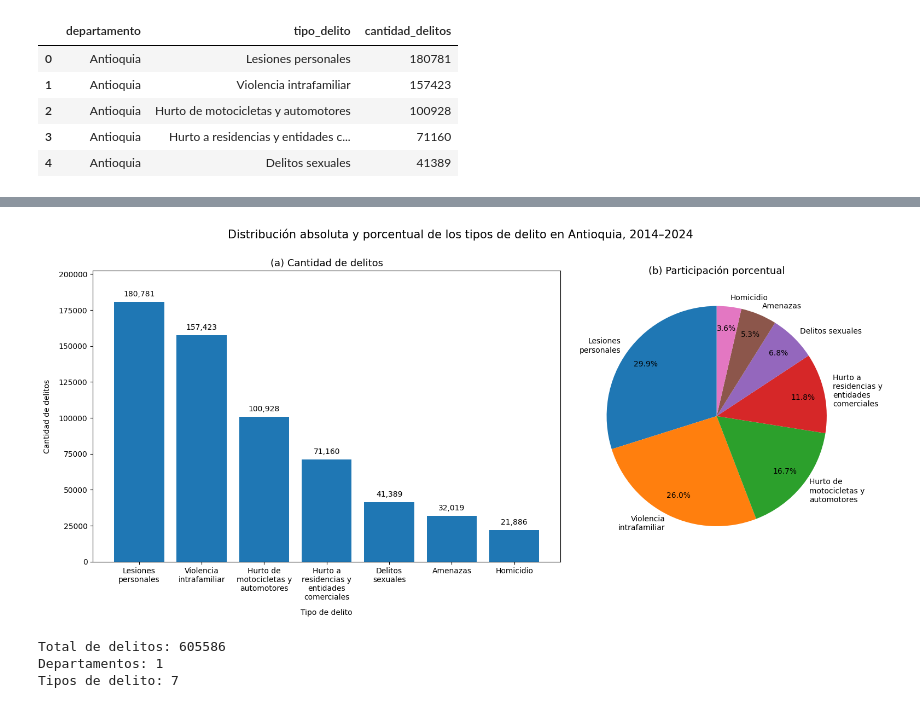
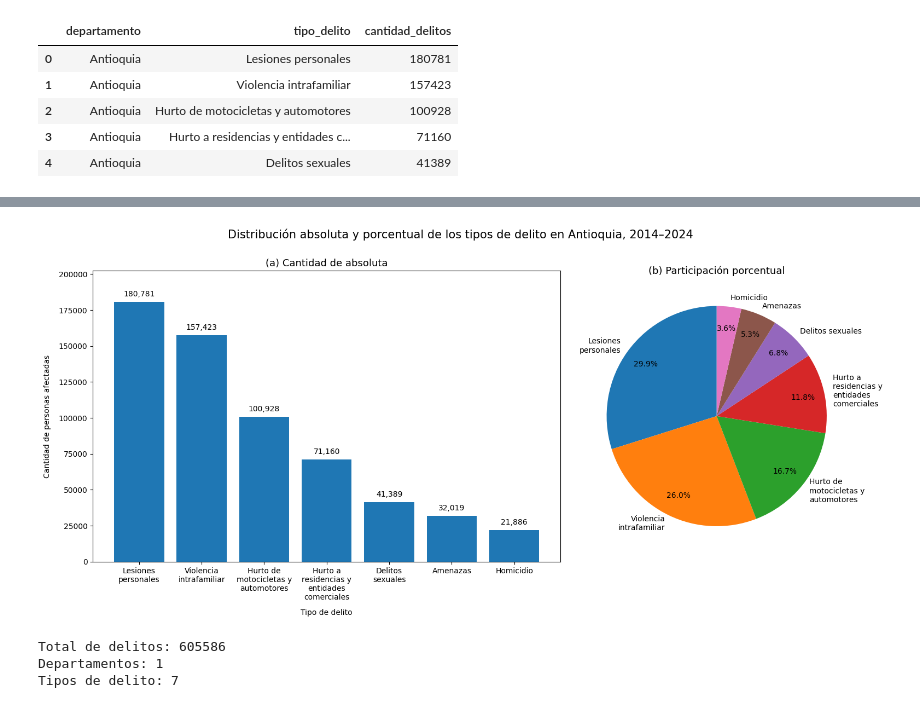
Before and after one commit to SaraBalbin/DW_Analisis_Criminalidad_Colombia, a Jupyter notebook: 04_Analisis_exploratorio.ipynb, the cells around one changed output, grey strips where cells are left out. Cells and saved outputs as stored; diff of their text form; code cells hidden in the pictures.

```diff
--- a/04_Analisis_exploratorio.ipynb
+++ b/04_Analisis_exploratorio.ipynb
@@ -216,7 +107,7 @@ ax1.bar(
 )
 
 ax1.set_title(
-    "(a) Cantidad de delitos",
+    "(a) Cantidad de absoluta",
     fontsize=13
 )
 
@@ -226,7 +117,7 @@ ax1.set_xlabel(
 )
 
 ax1.set_ylabel(
-    "Cantidad de delitos",
+    "Cantidad de personas afectadas",
     labelpad=10
 )
 
@@ -259,34 +150,34 @@ for i, valor in enumerate(df_grafica["cantidad_delitos"]):
 # (b) DISTRIBUCIÓN PORCENTUAL
 # ==========================================================
 
 ax2.pie(
     df_grafica["cantidad_delitos"],
     labels=etiquetas_torta,
     autopct="%1.1f%%",
     startangle=90,
     labeldistance=1.08,
     pctdistance=0.80
 )
 
 ax2.set_title(
     "(b) Participación porcentual",
     fontsize=13
 )
 
 # ==========================================================
 # TÍTULO GENERAL
 # ==========================================================
 
 fig.suptitle(
     "Distribución absoluta y porcentual de los tipos de delito "
     "en Antioquia, 2014–2024",
     fontsize=15,
     y=0.97
 )
 
 plt.show()
 # %% [output]
-[figure, old version]
+[figure, new version]
 # %%
 print("Total de delitos:", df_departamento_delito["cantidad_delitos"].sum())
 print("Departamentos:", df_departamento_delito["departamento"].nunique())
```
Also changed, not shown: parts of 10 cells of this notebook.
